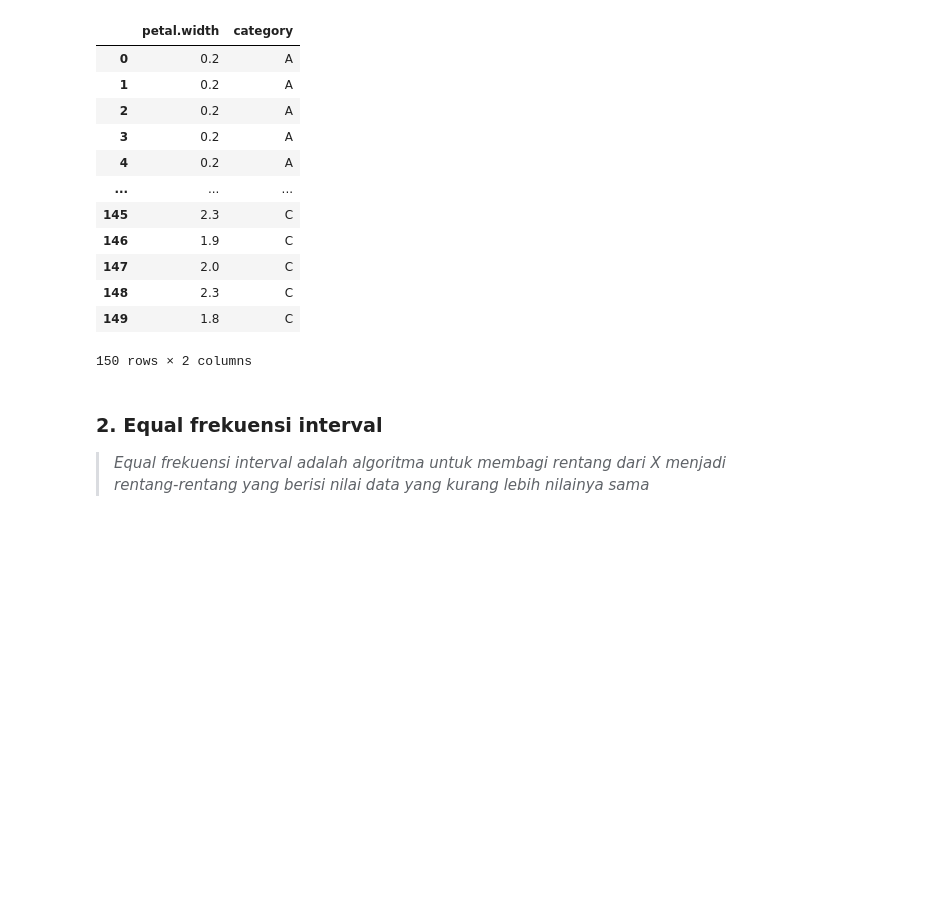
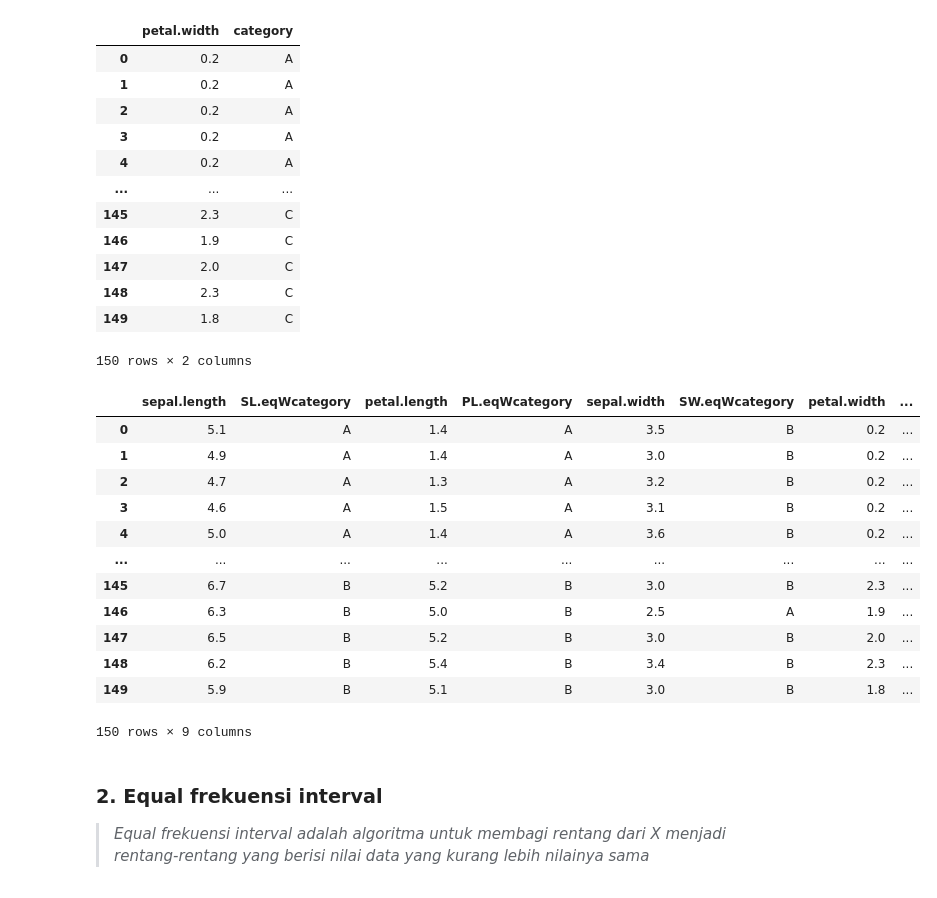
Before and after one commit to AriAndiM/datamining2, a Jupyter notebook: _sources/tugas.ipynb, the cells around one changed output. Cells and saved outputs as stored; diff of their text form; code cells hidden in the pictures; blank space fills up the shorter version.

```diff
--- a/_sources/tugas.ipynb
+++ b/_sources/tugas.ipynb
@@ -265,10 +265,10 @@ data_iris
 
 >*Equal-width adalah algoritma untuk membagi rentang dari X menjadi k interval dengan ukuran lebar yang sama*
 # %%
-data_sepal_length =  data_iris[["sepal.length"]] #data frame
-data_sepal_width =  data_iris[["sepal.width"]]
-data_petal_length =  data_iris[["petal.length"]]
-data_petal_width =  data_iris[["petal.width"]]
+data_sepal_lengthEW =  data_iris[["sepal.length"]] #data frame
+data_sepal_widthEW =  data_iris[["sepal.width"]]
+data_petal_lengthEW =  data_iris[["petal.length"]]
+data_petal_widthEW =  data_iris[["petal.width"]]
 # %% [markdown]
 Method cut digunakan untuk mencari interval menggunakan metode equal-width interval
 # %%
@@ -380,6 +380,38 @@ display(data_petal_width)
 | 148 | 2.3 | C |
 | 149 | 1.8 | C |
 150 rows × 2 columns
+# %%
+
+equalWidth = pd.DataFrame([])
+equalWidth["sepal.length"] = data_iris["sepal.length"]
+equalWidth['SL.eqWcategory'] = data_sepal_length["category"]
+
+equalWidth["petal.length"] = data_iris["petal.length"]
+equalWidth["PL.eqWcategory"] = data_sepal_length["category"]
+
+equalWidth["sepal.width"] = data_iris["sepal.width"]
+equalWidth["SW.eqWcategory"] = data_sepal_width["category"]
+
+equalWidth["petal.width"] = data_iris["petal.width"]
+equalWidth["PW.eqWcategory"] = data_petal_width["category"]
+
+equalWidth["variety"] = data_iris[["variety"]]
+
+equalWidth
+# %% [output]
+|  | sepal.length | SL.eqWcategory | petal.length | PL.eqWcategory | sepal.width | SW.eqWcategory | petal.width | ... |
+| 0 | 5.1 | A | 1.4 | A | 3.5 | B | 0.2 | ... |
+| 1 | 4.9 | A | 1.4 | A | 3.0 | B | 0.2 | ... |
+| 2 | 4.7 | A | 1.3 | A | 3.2 | B | 0.2 | ... |
+| 3 | 4.6 | A | 1.5 | A | 3.1 | B | 0.2 | ... |
+| 4 | 5.0 | A | 1.4 | A | 3.6 | B | 0.2 | ... |
+| ... | ... | ... | ... | ... | ... | ... | ... | ... |
+| 145 | 6.7 | B | 5.2 | B | 3.0 | B | 2.3 | ... |
+| 146 | 6.3 | B | 5.0 | B | 2.5 | A | 1.9 | ... |
+| 147 | 6.5 | B | 5.2 | B | 3.0 | B | 2.0 | ... |
+| 148 | 6.2 | B | 5.4 | B | 3.4 | B | 2.3 | ... |
+| 149 | 5.9 | B | 5.1 | B | 3.0 | B | 1.8 | ... |
+150 rows × 9 columns
 # %% [markdown]
 ### 2. Equal frekuensi interval
 >*Equal frekuensi interval adalah algoritma untuk membagi rentang dari X menjadi rentang-rentang yang berisi nilai data yang kurang lebih nilainya sama*
```
Also changed, not shown: parts of 3 cells of this notebook, 10 other files.
